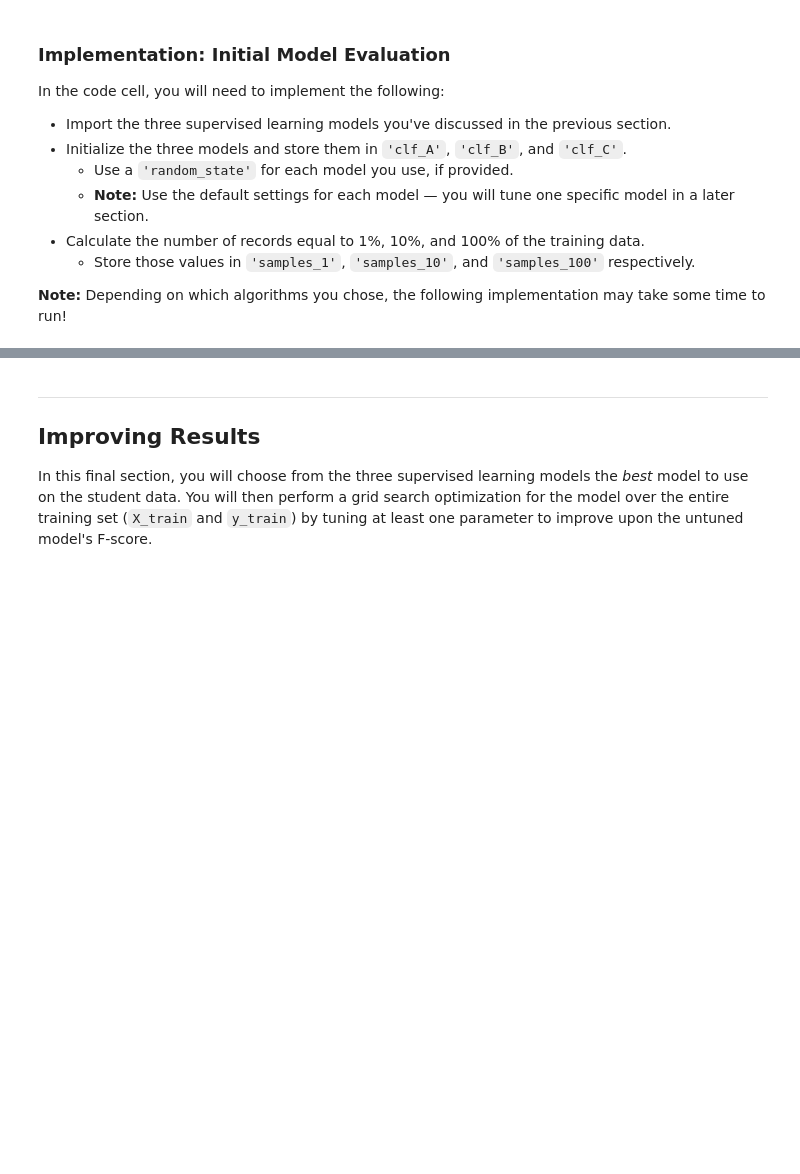
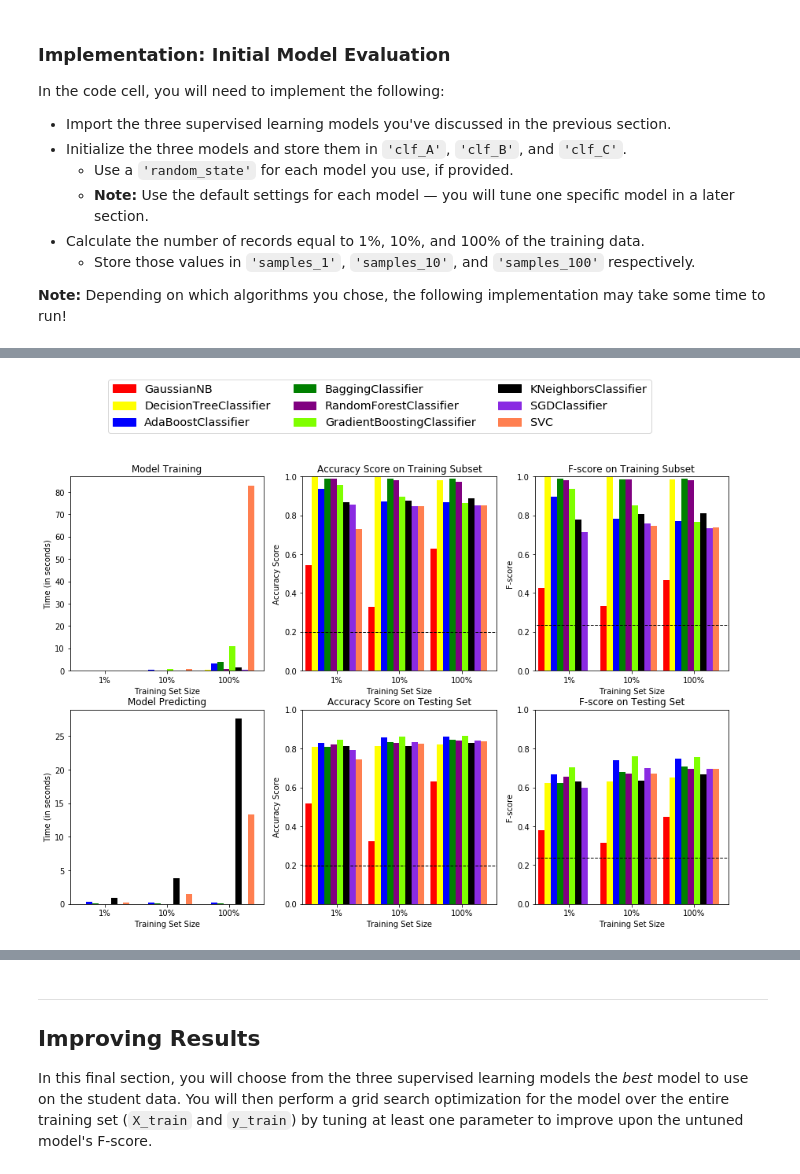
Before and after one commit to volodymyrkhrystynych/UdacityMLE, a Jupyter notebook: projects/p1_charityml/finding_donors.ipynb, the cells around one changed output, grey strips where cells are left out. Drawn from its saved outputs; the diff is of its cells as text; code cells hidden in the pictures; blank space fills up the shorter version.

```diff
--- a/projects/p1_charityml/finding_donors.ipynb
+++ b/projects/p1_charityml/finding_donors.ipynb
@@ -523,0 +659,4 @@ vs.evaluate(results, accuracy, fscore)
+# %%
+evaluate(CheckAllClassifiers, 0.1)
+# %% [output]
+[figure, added]
```
Also changed, not shown: parts of 10 cells of this notebook.
